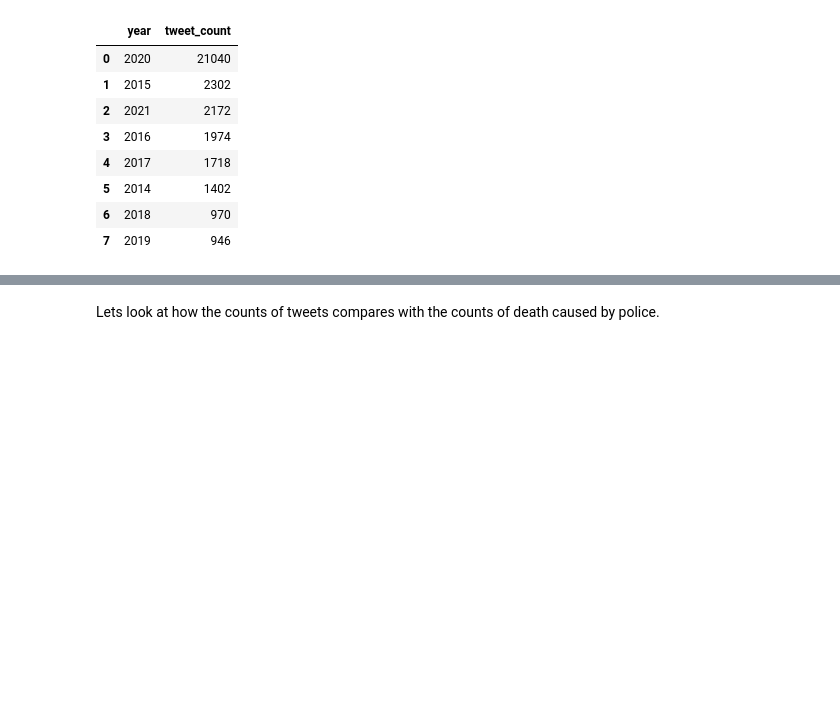
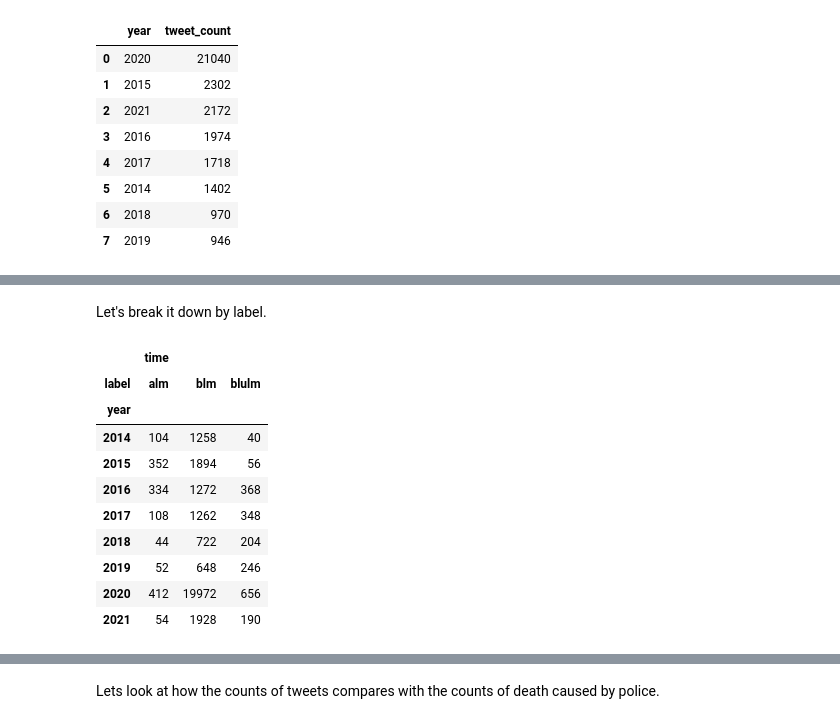
Before and after one commit to dowoma/DDS_BLM, a Jupyter notebook: data_cleaning_eda.ipynb, the cells around one changed output, grey strips where cells are left out. Cells and saved outputs as stored; diff of their text form; code cells hidden in the pictures; blank space fills up the shorter version.

```diff
--- a/data_cleaning_eda.ipynb
+++ b/data_cleaning_eda.ipynb
@@ -1065,0 +1069,19 @@ sns.lineplot(
+# %% [markdown]
+Let's break it down by label.
+# %%
+final_merge['year'] = pd.DatetimeIndex(final_merge['time']).year
+label_year = pd.pivot_table(data=(final_merge.groupby(['year','label']).count())[['time']],
+                         index='year',columns='label',aggfunc=np.sum)
+label_year
+# %% [output]
+|  | time |  |  |
+| label | alm | blm | blulm |
+| year |  |  |  |
+| 2014 | 104 | 1258 | 40 |
+| 2015 | 352 | 1894 | 56 |
+| 2016 | 334 | 1272 | 368 |
+| 2017 | 108 | 1262 | 348 |
+| 2018 | 44 | 722 | 204 |
+| 2019 | 52 | 648 | 246 |
+| 2020 | 412 | 19972 | 656 |
+| 2021 | 54 | 1928 | 190 |
```
Also changed, not shown: parts of 4 cells of this notebook.
